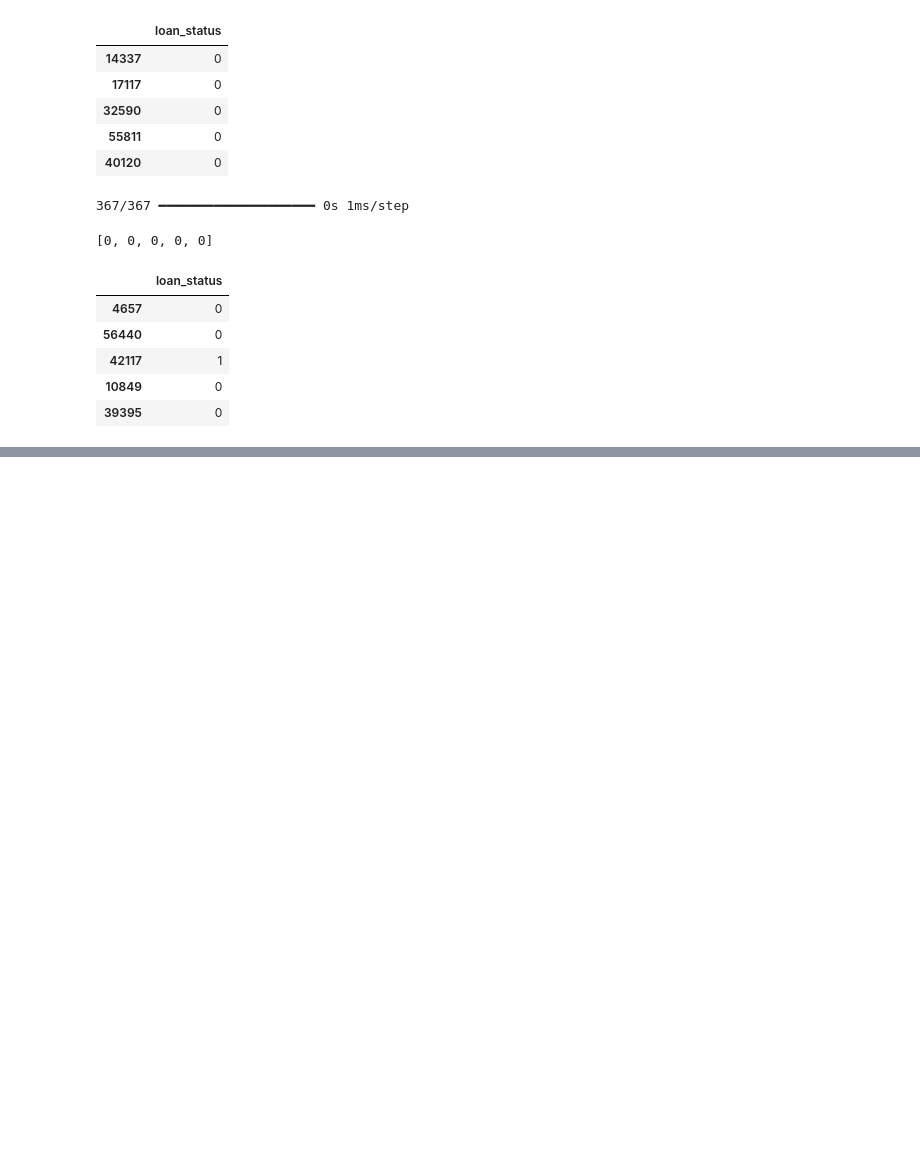
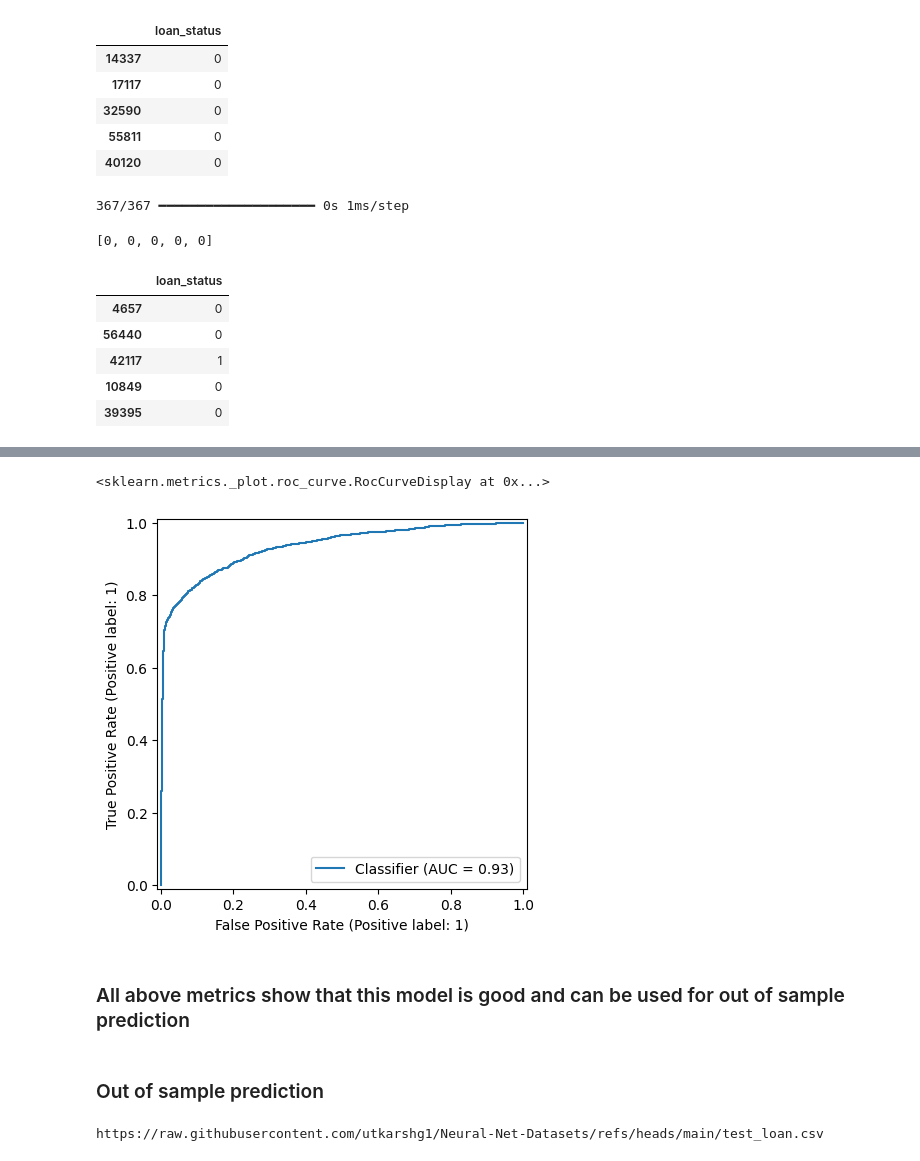
Before and after one commit to DhanashreeAmbekar/Deep-Learning, a Jupyter notebook: Binary_Classification.ipynb, the cells around one changed output, grey strips where cells are left out. Saved outputs shown, nothing was run; the diff lists cells and outputs as text; code cells hidden in the pictures; blank space fills up the shorter version.

```diff
--- a/Binary_Classification.ipynb
+++ b/Binary_Classification.ipynb
@@ -407,0 +427,15 @@ ytest.head()
+# %%
+from sklearn.metrics import RocCurveDisplay
+RocCurveDisplay.from_predictions(ytest,yprob_test)
+# %% [output]
+<sklearn.metrics._plot.roc_curve.RocCurveDisplay at 0x...>
+[figure, added]
+# %% [markdown]
+### All above metrics show that this model is good and can be used for out of sample prediction
+# %% [markdown]
+### Out of sample prediction
+# %%
+url2 = "https://raw.githubusercontent.com/utkarshg1/Neural-Net-Datasets/refs/heads/main/test_loan.csv"
+print(url2)
+# %% [output]
+https://raw.githubusercontent.com/utkarshg1/Neural-Net-Datasets/refs/heads/main/test_loan.csv
```
Also changed, not shown: parts of 31 cells of this notebook.
